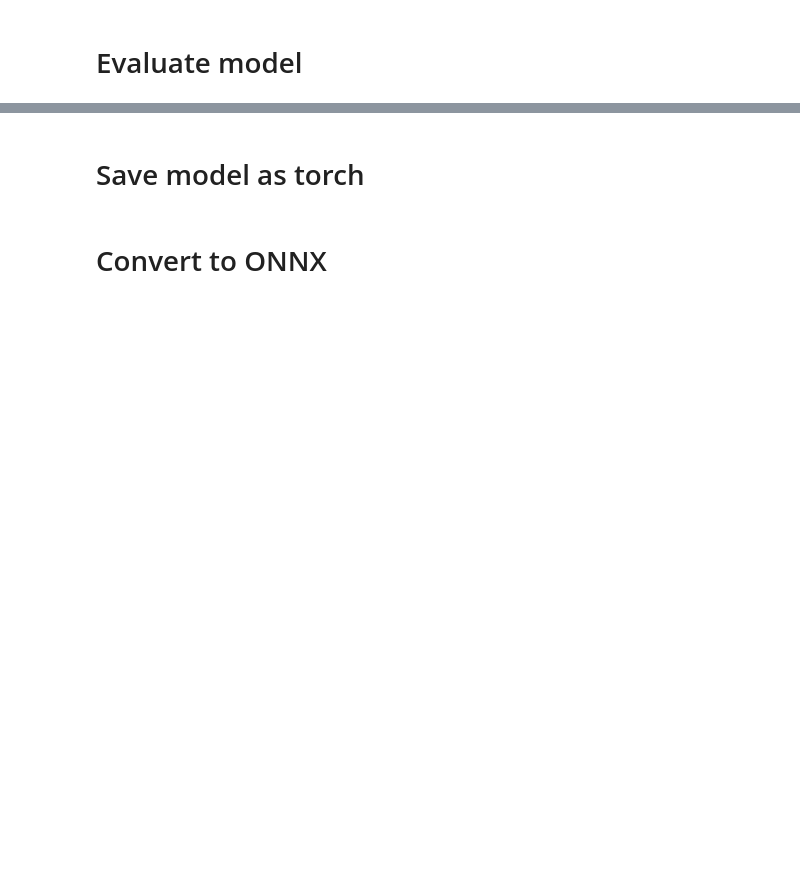
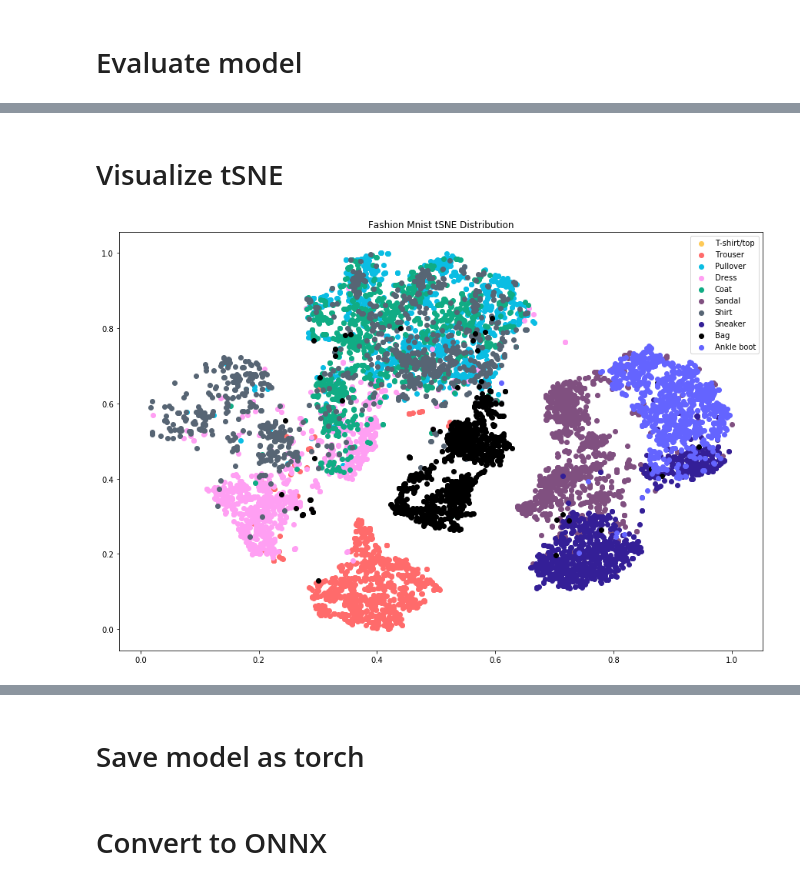
Before and after one commit to edwin-19/torch_fashion_mnist_onnx, a Jupyter notebook: Train & Convert.ipynb, the cells around one changed output, grey strips where cells are left out. Saved outputs shown, nothing was run; the diff lists cells and outputs as text; code cells hidden in the pictures; blank space fills up the shorter version.

Commit message:
Added feature visualization via PCA and tSNE

```diff
--- a/Train & Convert.ipynb
+++ b/Train & Convert.ipynb
@@ -136,7 +140,7 @@ for i in tqdm(range(epochs)):
         labels = data['label'].to(device)
 
         optimizer.zero_grad()
-        output = model(images)
+        output, features = model(images)
         loss = criterion(output, labels)
 
         loss.backward()
@@ -154,9 +158,10 @@ for i in tqdm(range(epochs)):
     with torch.no_grad():
         for index, data in enumerate(test_loader):
             images, labels = data['images'].to(device), data['label']
-            outputs = model(images)
+            outputs, features = model(images)
             _, predicted = torch.max(outputs.data, 1)
             predicted = predicted.detach().cpu()
+            features.detach().cpu()
             total += labels.size(0)
             correct += (predicted == labels).sum().item()
 
@@ -222,0 +234,11 @@ weighted avg       0.80      0.80      0.80     10000
+# %% [markdown]
+# Visualize tSNE
+# %%
+def scale_to_01_range(x):
+    value_range = (np.max(x) - np.min(x))
+    starts_from_zero = x - np.min(x)
+    return starts_from_zero / value_range
+# %%
+tsne = TSNE(n_components=2).fit_transform(final_features)
+
+pca = PCA(n_components=2).fit_transform(final_features)
@@ -222,0 +273,30 @@ weighted avg       0.80      0.80      0.80     10000
+# %%
+tx = tsne[:, 0]
+ty = tsne[:, 1]
+
+px = pca[:, 0]
+py = pca[:, 1]
+
+px = scale_to_01_range(px)
+py = scale_to_01_range(py)
+
+tx = scale_to_01_range(tx)
+ty = scale_to_01_range(ty)
+# %%
+plt.figure(figsize=(15, 10))
+count = 0
+for label in colors_per_class:
+    indices = [i for i, l in enumerate(test_labels) if labels[l] == label]
+
+    current_tx = np.take(tx, indices)
+    current_ty = np.take(ty, indices)
+
+    color = np.array(colors_per_class[label], dtype=np.float) / 255
+
+    plt.scatter(current_tx, current_ty, c=color.reshape(1,-1), label=label)
+
+plt.title('Fashion Mnist tSNE Distribution')
+plt.legend(loc='best')
+plt.show()
+# %% [output]
+[figure, added]
```
Also changed, not shown: parts of 9 cells of this notebook, 3 other files.
